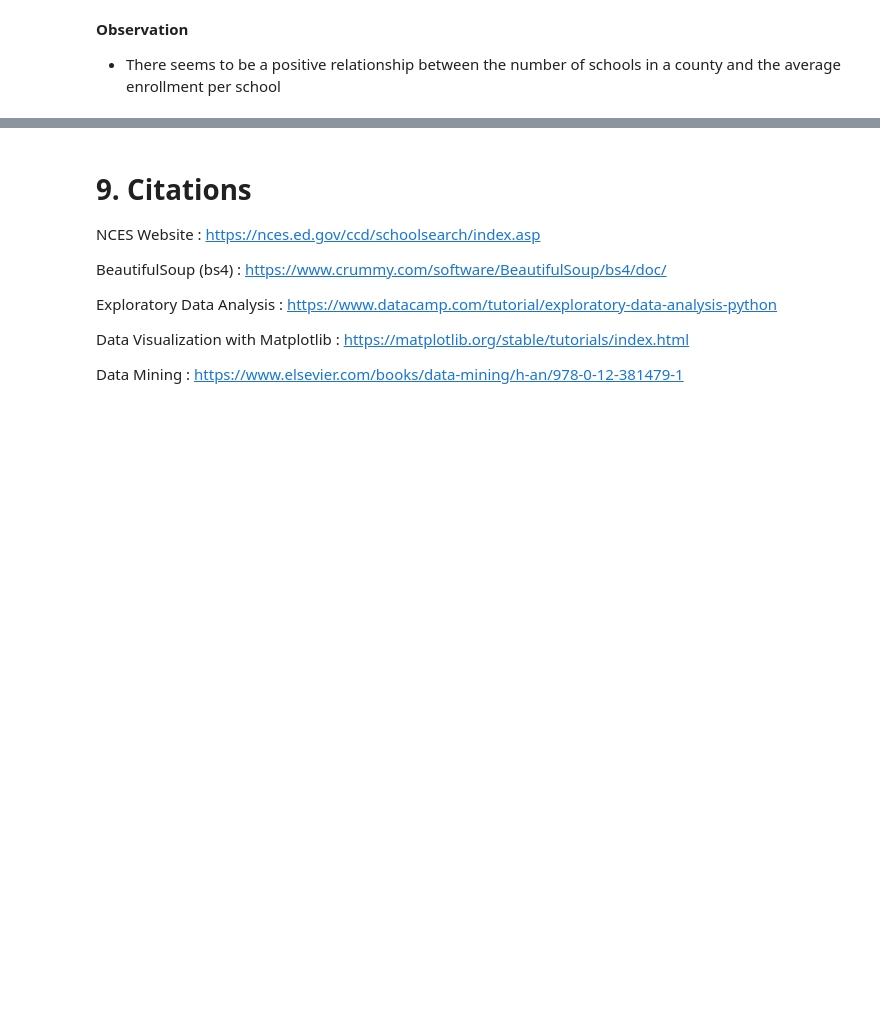
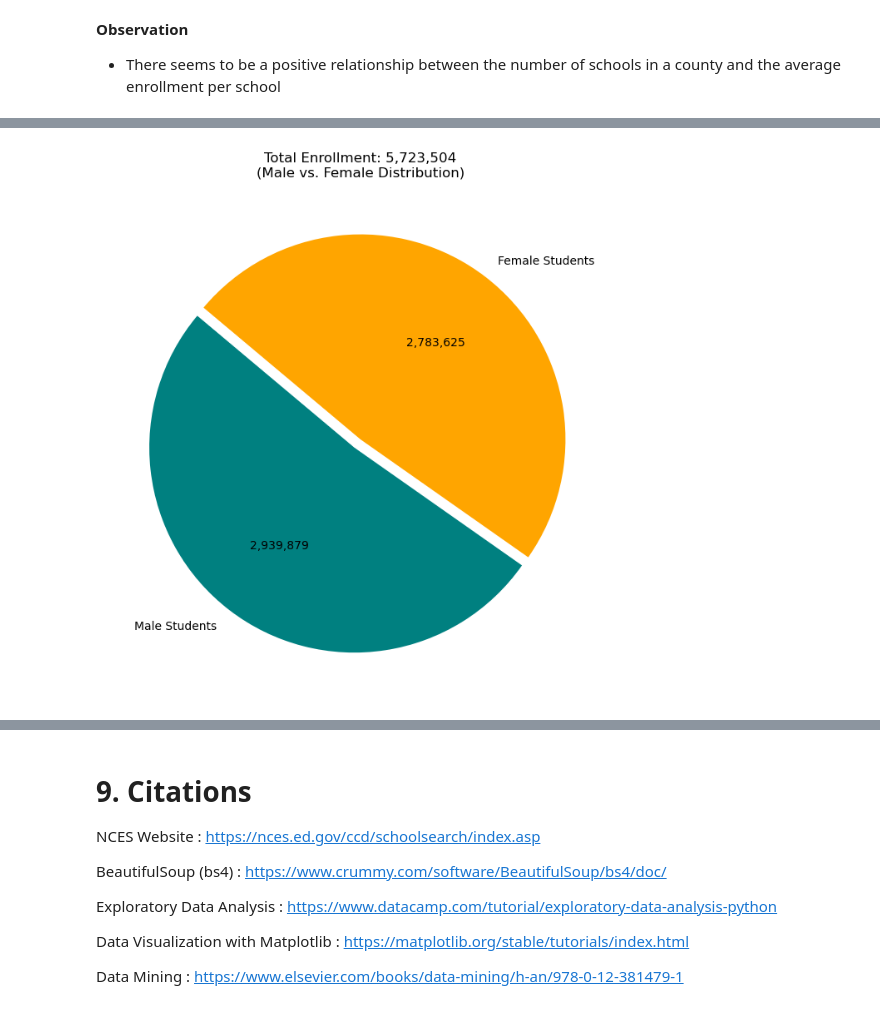
Before and after one commit to rodney-hong/eds-6340-project, a Jupyter notebook: Team 4_Midterm Project.ipynb, the cells around one changed output, grey strips where cells are left out. Saved outputs shown, nothing was run; the diff lists cells and outputs as text; code cells hidden in the pictures; blank space fills up the shorter version.

Commit message:
added all conclusions and updated all data mining question format

```diff
--- a/Team 4_Midterm Project.ipynb
+++ b/Team 4_Midterm Project.ipynb
@@ -1790,0 +1810,17 @@ plt.show()
+# %%
+male_total = california_k12_schools['male_students'].sum()
+female_total = california_k12_schools['female_students'].sum()
+labels = ['Male Students', 'Female Students']
+counts = [male_total, female_total]
+
+def fmt(x):
+    return '{:.1f}%\n({:,.0f})'.format(x, total*x/100)
+
+total = sum(counts)
+plt.figure(figsize=(8,8))
+plt.pie(counts, labels=labels, autopct=lambda p: '{:,.0f}'.format(p * total / 100),
+        colors=['teal', 'orange'], startangle=140, explode=(0.05, 0))
+plt.title(f'Total Enrollment: {total:,.0f}\n(Male vs. Female Distribution)')
+plt.show()
+# %% [output]
+[figure, added]
```
Also changed, not shown: parts of 25 cells of this notebook, 1 other file.
